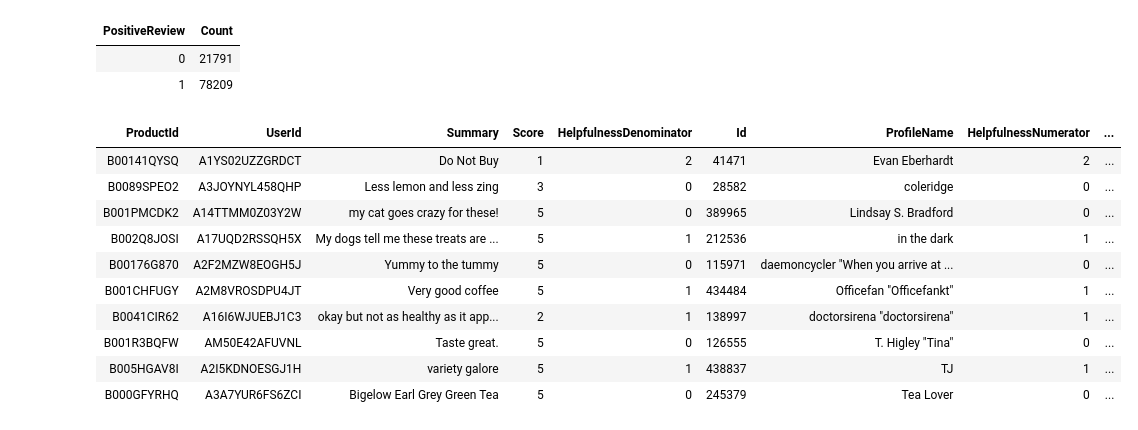
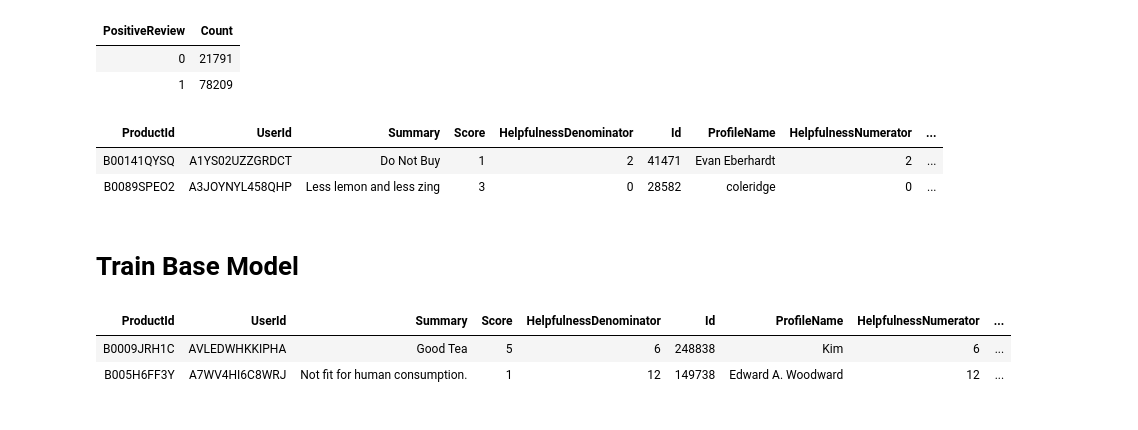
Before and after one commit to binliu0630/Deep_Learning, a Jupyter notebook: H2o_Amazon.ipynb, the cells around one changed output. Drawn from its saved outputs; the diff is of its cells as text; code cells hidden in the pictures.

```diff
--- a/H2o_Amazon.ipynb
+++ b/H2o_Amazon.ipynb
@@ -90,8 +79,9 @@ else:
 reviews = h2o.import_file(data_path)
 # %% [output]
 Parse progress: |█████████████████████████████████████████████████████████| 100%
-# %%
-reviews['PositiveReview'] = reviews['Score']>=4
+# %%
+#reviews['PositiveReview'] = reviews['Score']>=4
+reviews['PositiveReview'] = (reviews['Score'] >= 4).ifelse('1','0')
 # %%
 reviews['PositiveReview'].table()
 # %% [output]
@@ -99,16 +89,10 @@ reviews['PositiveReview'].table()
 | 0 | 21791 |
 | 1 | 78209 |
 # %%
-reviews.head()
+reviews.head(2)
 # %% [output]
 | ProductId | UserId | Summary | Score | HelpfulnessDenominator | Id | ProfileName | HelpfulnessNumerator | ... |
 | B00141QYSQ | A1YS02UZZGRDCT | Do Not Buy | 1 | 2 | 41471 | Evan Eberhardt | 2 | ... |
 | B0089SPEO2 | A3JOYNYL458QHP | Less lemon and less zing | 3 | 0 | 28582 | coleridge | 0 | ... |
-| B001PMCDK2 | A14TTMM0Z03Y2W | my cat goes crazy for these! | 5 | 0 | 389965 | Lindsay S. Bradford | 0 | ... |
-| B002Q8JOSI | A17UQD2RSSQH5X | My dogs tell me these treats are ... | 5 | 1 | 212536 | in the dark | 1 | ... |
-| B00176G870 | A2F2MZW8EOGH5J | Yummy to the tummy | 5 | 0 | 115971 | daemoncycler "When you arrive at ... | 0 | ... |
-| B001CHFUGY | A2M8VROSDPU4JT | Very good coffee | 5 | 1 | 434484 | Officefan "Officefankt" | 1 | ... |
-| B0041CIR62 | A16I6WJUEBJ1C3 | okay but not as healthy as it app... | 2 | 1 | 138997 | doctorsirena "doctorsirena" | 1 | ... |
-| B001R3BQFW | AM50E42AFUVNL | Taste great. | 5 | 0 | 126555 | T. Higley "Tina" | 0 | ... |
-| B005HGAV8I | A2I5KDNOESGJ1H | variety galore | 5 | 1 | 438837 | TJ | 1 | ... |
-| B000GFYRHQ | A3A7YUR6FS6ZCI | Bigelow Earl Grey Green Tea | 5 | 0 | 245379 | Tea Lover | 0 | ... |
+# %% [markdown]
+# Train Base Model
@@ -114,0 +104,6 @@ reviews.head()
+# %%
+reviews.tail(2)
+# %% [output]
+| ProductId | UserId | Summary | Score | HelpfulnessDenominator | Id | ProfileName | HelpfulnessNumerator | ... |
+| B0009JRH1C | AVLEDWHKKIPHA | Good Tea | 5 | 6 | 248838 | Kim | 6 | ... |
+| B005H6FF3Y | A7WV4HI6C8WRJ | Not fit for human consumption. | 1 | 12 | 149738 | Edward A. Woodward | 12 | ... |
```
Also changed, not shown: parts of 14 cells of this notebook.
